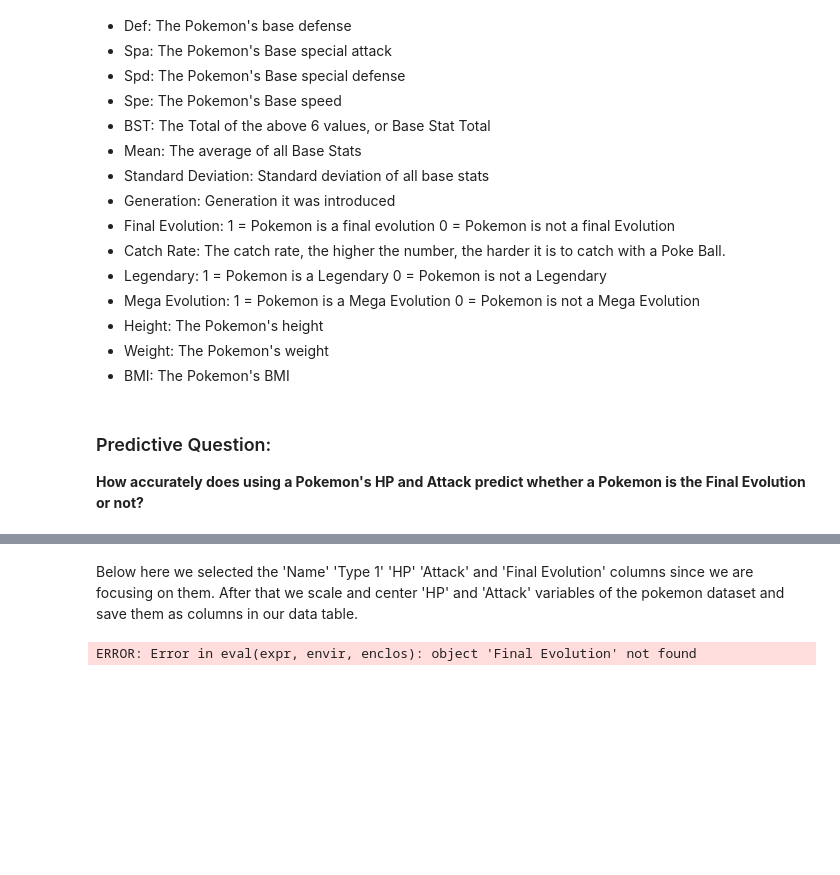
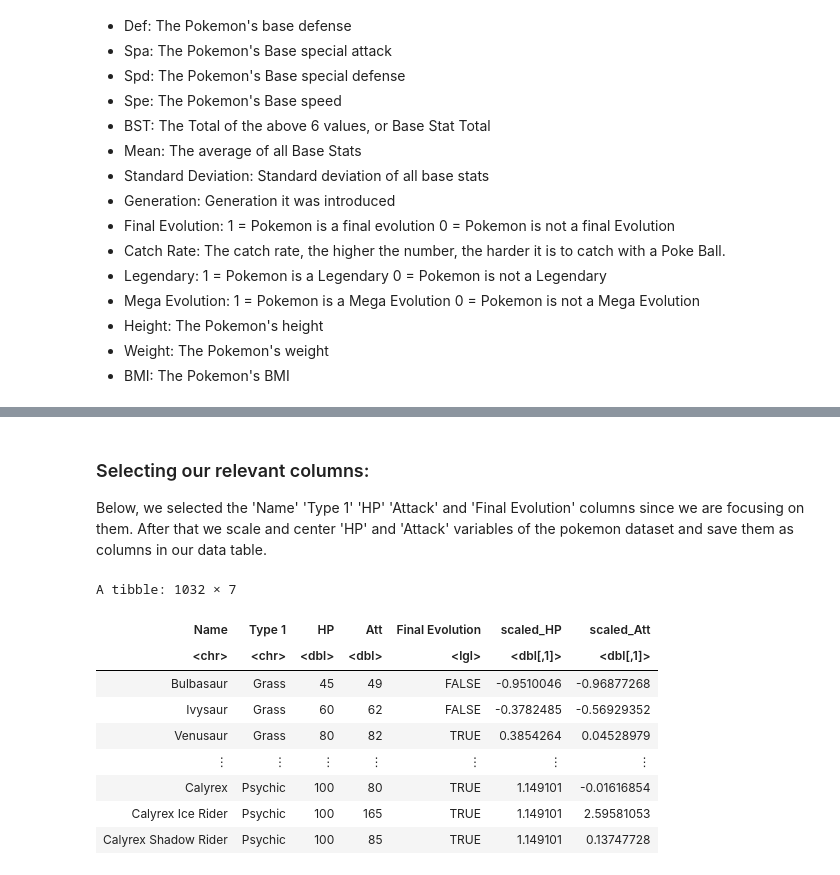
Before and after one commit to bradyb2005/dsci-100-group-6, a Jupyter notebook: Final-Project.ipynb, the cells around one changed output, grey strips where cells are left out. Saved outputs shown, nothing was run; the diff lists cells and outputs as text; code cells hidden in the pictures; blank space fills up the shorter version.

```diff
--- a/Final-Project.ipynb
+++ b/Final-Project.ipynb
@@ -43,9 +52,6 @@ Those being,
 - Height: The Pokemon's height
 - Weight: The Pokemon's weight
 - BMI: The Pokemon's BMI
-# %% [markdown]
-### Predictive Question:
-**How accurately does using a Pokemon's HP and Attack predict whether a Pokemon is the Final Evolution or not?**
 # %%
 ## Run this cell first to download the database that we are interested in.
 url <- 'https://raw.githubusercontent.com/bradyb2005/dsci-100-group-6/main/data/All_Pokemon.csv'
@@ -79,15 +84,25 @@ A tibble: 1032 × 19
 | Calyrex Ice Rider | Psychic | 100 | 165 | 150 | 85 | 130 | 50 | 680 | 113.33333 | 39.33475 | ... |
 | Calyrex Shadow Rider | Psychic | 100 | 85 | 80 | 165 | 100 | 150 | 680 | 113.33333 | 32.36081 | ... |
 # %% [markdown]
-Below here we selected the 'Name' 'Type 1' 'HP' 'Attack' and 'Final Evolution' columns since we are focusing on them. After that we scale and center 'HP' and 'Attack' variables of the pokemon dataset and save them as columns in our data table.
+### Selecting our relevant columns:
+
+Below, we selected the 'Name' 'Type 1' 'HP' 'Attack' and 'Final Evolution' columns since we are focusing on them. After that we scale and center 'HP' and 'Attack' variables of the pokemon dataset and save them as columns in our data table.
 # %%
 ## When running this cell, we view the columns that we will be using for this report.
 ## We also scale the HP and Attack variables.
-question_data <-
-                select(pokemon_data, Name, `Type 1`, HP, Att, `Final Evolution`) |>
+question_data <- select(pokemon_data, Name, `Type 1`, HP, Att, `Final Evolution`) |>
                 mutate(`Final Evolution` = `Final Evolution` == 1) |>
                 mutate(scaled_HP = scale(HP, center = TRUE),
                        scaled_Att = scale(Att, center = TRUE))
 question_data
 # %% [output]
-ERROR: Error in eval(expr, envir, enclos): object 'Final Evolution' not found
+A tibble: 1032 × 7
+| Name | Type 1 | HP | Att | Final Evolution | scaled_HP | scaled_Att |
+| <chr> | <chr> | <dbl> | <dbl> | <lgl> | <dbl[,1]> | <dbl[,1]> |
+| Bulbasaur | Grass | 45 | 49 | FALSE | -0.9510046 | -0.96877268 |
+| Ivysaur | Grass | 60 | 62 | FALSE | -0.3782485 | -0.56929352 |
+| Venusaur | Grass | 80 | 82 | TRUE | 0.3854264 | 0.04528979 |
+| ⋮ | ⋮ | ⋮ | ⋮ | ⋮ | ⋮ | ⋮ |
+| Calyrex | Psychic | 100 | 80 | TRUE | 1.149101 | -0.01616854 |
+| Calyrex Ice Rider | Psychic | 100 | 165 | TRUE | 1.149101 | 2.59581053 |
+| Calyrex Shadow Rider | Psychic | 100 | 85 | TRUE | 1.149101 | 0.13747728 |
```
Also changed, not shown: parts of 11 cells of this notebook.
